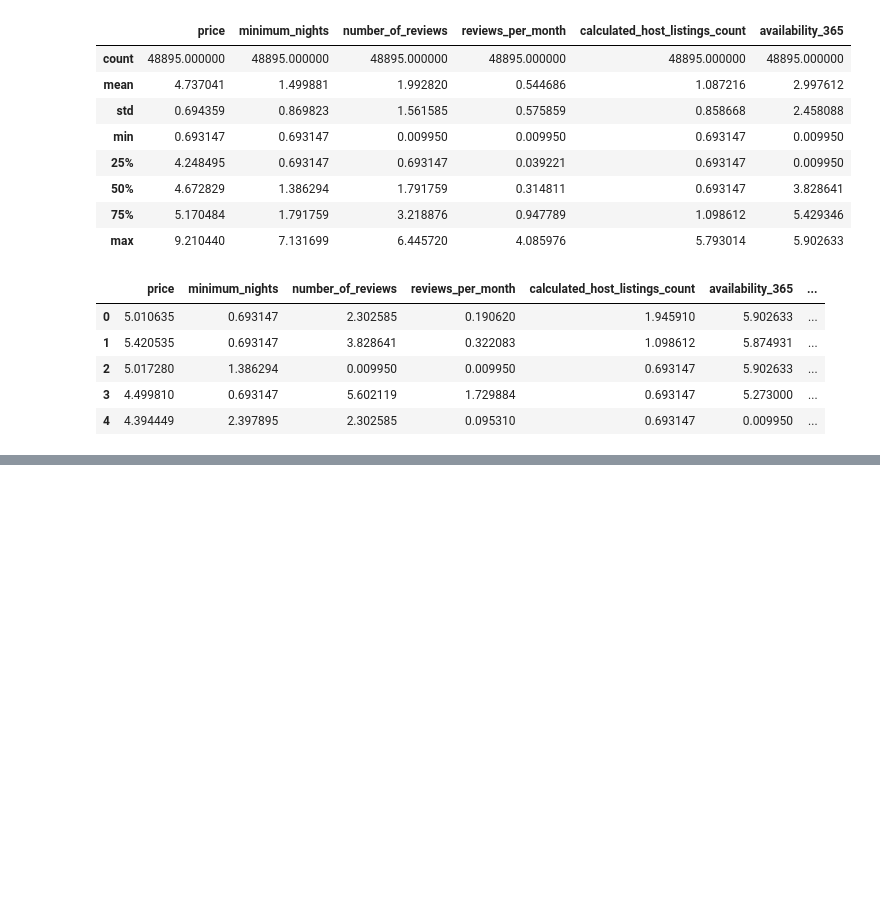
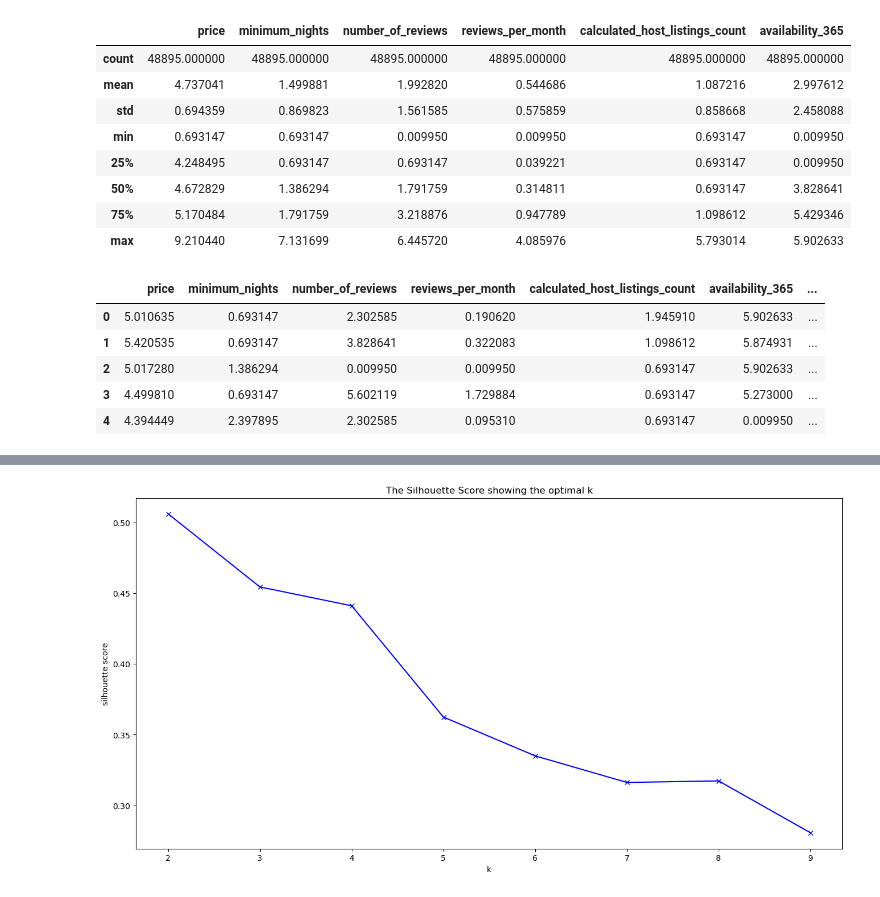
Before and after one commit to pokwir/Lighthouse-data-notes, a Jupyter notebook: Unit_5/Day_5/unsupervised-learning-/LDA Tutorial.ipynb, the cells around one changed output, grey strips where cells are left out. Drawn from its saved outputs; the diff is of its cells as text; code cells hidden in the pictures; blank space fills up the shorter version.

```diff
--- a/Unit_5/Day_5/unsupervised-learning-/LDA Tutorial.ipynb
+++ b/Unit_5/Day_5/unsupervised-learning-/LDA Tutorial.ipynb
@@ -188,0 +280,20 @@ ValueError: Unknown label type: (array([5.01063529, 5.420535  , 5.01727984, ...,
+# %%
+# check using silhouette score
+from sklearn.metrics import silhouette_score
+silhouettes = []
+K = range(2, 10) # running K-means from 2 to 10 clusters
+for k in K:
+    model = KMeans(n_clusters=k)
+    model.fit(X_pca_inv.drop(['class'], axis=1))
+    labels = model.predict(X_pca_inv.drop(['class'], axis=1))
+    silhouettes.append(silhouette_score(X_pca_inv.drop(['class'], axis=1), model.labels_))
+# %%
+# plot the silhouette score
+plt.figure(figsize=(16, 8))
+plt.plot(K, silhouettes, 'bx-')
+plt.xlabel('k')
+plt.ylabel('silhouette score')
+plt.title('The Silhouette Score showing the optimal k')
+plt.show()
+# %% [output]
+[figure, added]
```
Also changed, not shown: parts of 24 cells of this notebook, 3 other files.
